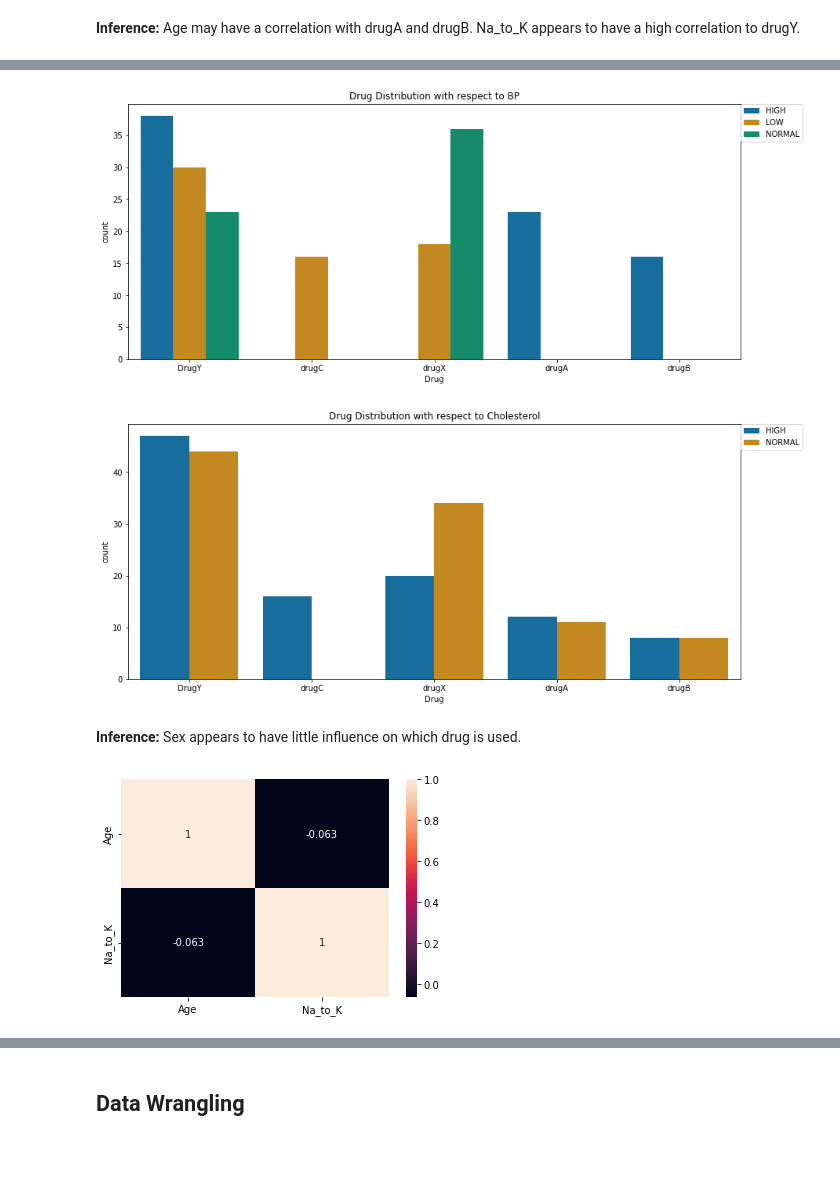
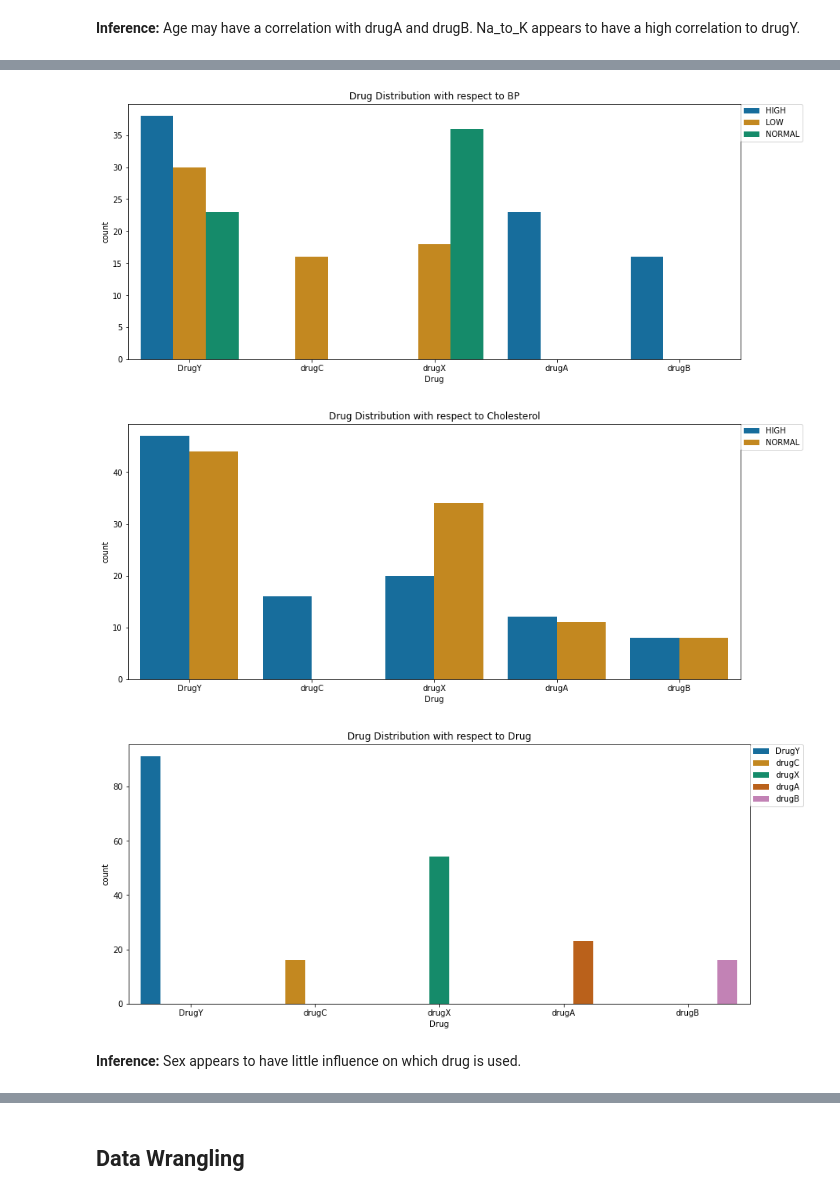
Before and after one commit to andydaehn/Drug_Classification, a Jupyter notebook: Drug_Classify.ipynb, the cells around one changed output, grey strips where cells are left out. Cells and saved outputs as stored; diff of their text form; code cells hidden in the pictures; blank space fills up the shorter version.

```diff
--- a/Drug_Classify.ipynb
+++ b/Drug_Classify.ipynb
@@ -127,21 +127,14 @@ for col in numerical_cols:
 # %%
 # Bivariate for categorical columns
 for col in categorical_cols:
-    if col=='Drug':
-        continue
     plt.figure(figsize=(14,6))
     sns.countplot(data=feat_df,x='Drug',hue=col,palette=vis_color)
     plt.legend(bbox_to_anchor=(1.0,1.0),loc='upper left',borderaxespad=0)
     plt.title(f"Drug Distribution with respect to {col}")
 # %% [output]
 [figure]
 [figure]
 [figure]
+[figure, added]
 # %% [markdown]
 **Inference:** Sex appears to have little influence on which drug is used.
-# %%
-corrMatrix = feat_df.corr()
-sns.heatmap(corrMatrix, annot=True)
-plt.show()
-# %% [output]
-[figure, removed]
```
Also changed, not shown: parts of 21 cells of this notebook.
